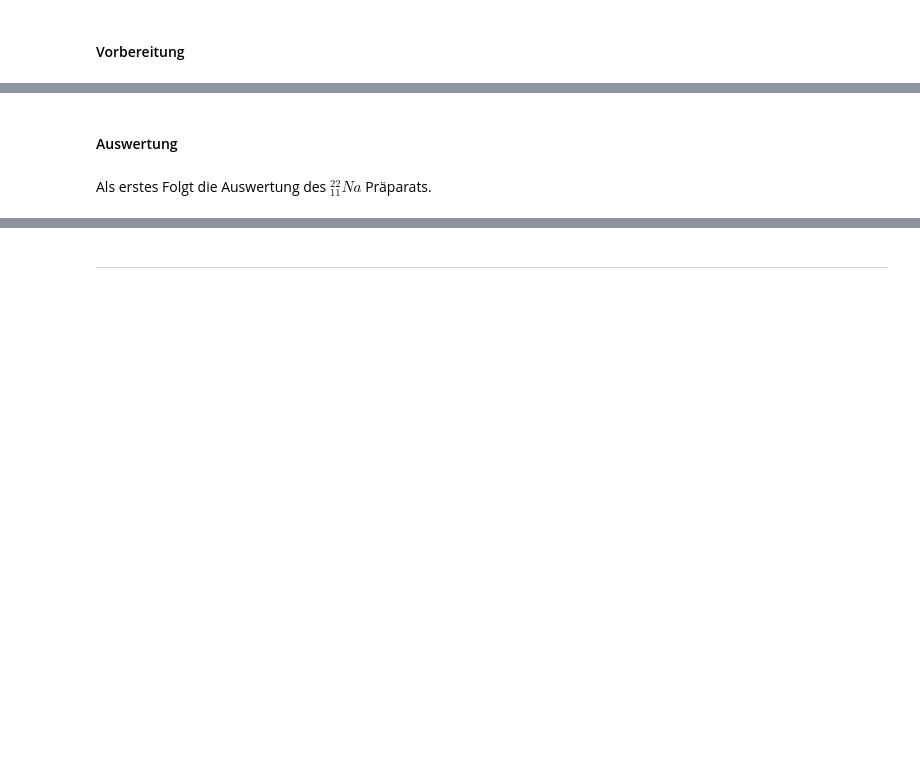
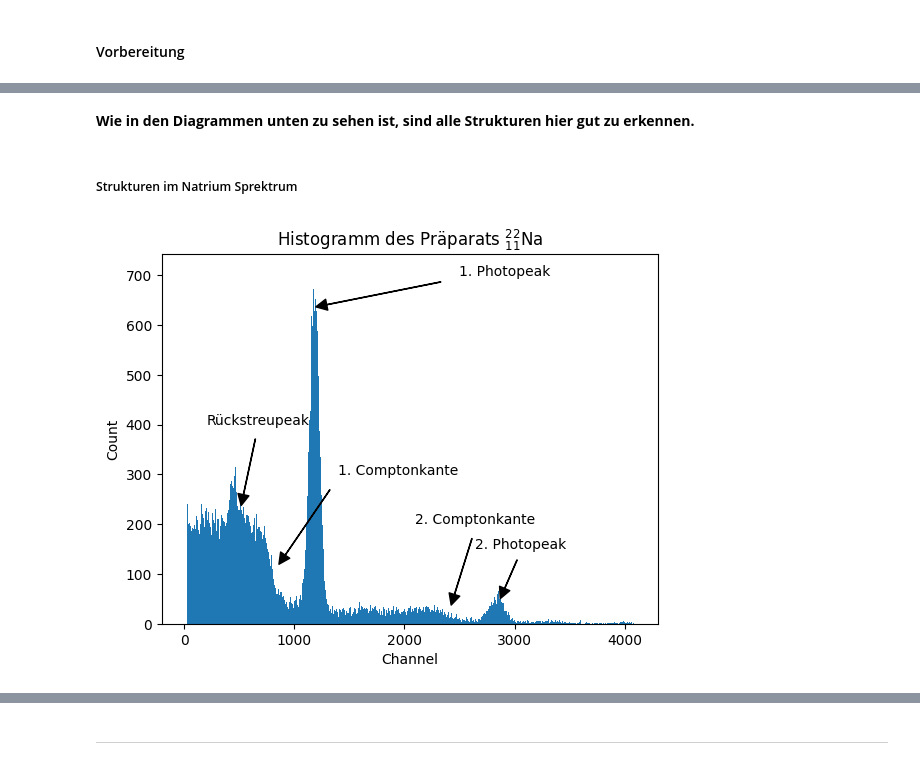
Before and after one commit to AlFa-Tier/Uni_codes, a Jupyter notebook: Praktikum/Gammaspektroskopie/Gammaspektroskopie.ipynb, the cells around one changed output, grey strips where cells are left out. Drawn from its saved outputs; the diff is of its cells as text; code cells hidden in the pictures; blank space fills up the shorter version.

```diff
--- a/Praktikum/Gammaspektroskopie/Gammaspektroskopie.ipynb
+++ b/Praktikum/Gammaspektroskopie/Gammaspektroskopie.ipynb
@@ -274,10 +274,42 @@ Im Versuch sind folgende Diagramme dabei entstanden:
 <img src="Messungen/Cobalt_Probe.png" alt="Aufnahme des Histogramms für die Cobalt Probe" style="width:1000px"/>
 
 **Abbildung 2.2.5:** Histogramm der $_{27}^{60}Co$-Probe
-# %% [markdown]
-#### Auswertung
-# %% [markdown]
-Als erstes Folgt die Auswertung des $_{11}^{22}Na$ Präparats.
+# %% [markdown]
+**Wie in den Diagrammen unten zu sehen ist, sind alle Strukturen hier gut zu erkennen.**
 # %%
 import matplotlib.pyplot as plt
 import numpy as np
+# %% [markdown]
+##### Strukturen im Natrium Sprektrum
+# %%
+na_peak = np.genfromtxt("./Messungen/Na_probe.hst")
+na_channel = np.arange(len(na_peak))
+
+plt.bar(na_channel, na_peak, width = 1)
+plt.title('Histogramm des Präparats $_{11}^{22}$Na')
+plt.xlabel('Channel')
+plt.ylabel('Count')
+
+plt.annotate('1. Photopeak', xy=(1050., 630.), xytext=(2500, 700.),
+    arrowprops=dict(facecolor='black', shrink=0.1, width=0.2, headwidth=8.,
+    headlength=8.))
+
+plt.annotate('2. Photopeak', xy=(2850., 40.), xytext=(2640, 150.),
+    arrowprops=dict(facecolor='black', shrink=0.1, width=0.2, headwidth=8.,
+    headlength=8.))
+
+plt.annotate('1. Comptonkante', xy=(800., 100.), xytext=(1400, 300.),
+    arrowprops=dict(facecolor='black', shrink=0.1, width=0.2, headwidth=8.,
+    headlength=8.))
+
+plt.annotate('2. Comptonkante', xy=(2400., 20.), xytext=(2100, 200.),
+    arrowprops=dict(facecolor='black', shrink=0.1, width=0.2, headwidth=8.,
+    headlength=8.))
+
+plt.annotate('Rückstreupeak', xy=(500., 220.), xytext=(200, 400.),
+    arrowprops=dict(facecolor='black', shrink=0.1, width=0.2, headwidth=8.,
+    headlength=8.))
+
+plt.show()
+# %% [output]
+[figure, added]
```
Also changed, not shown: parts of 7 cells of this notebook, 4 other files.
